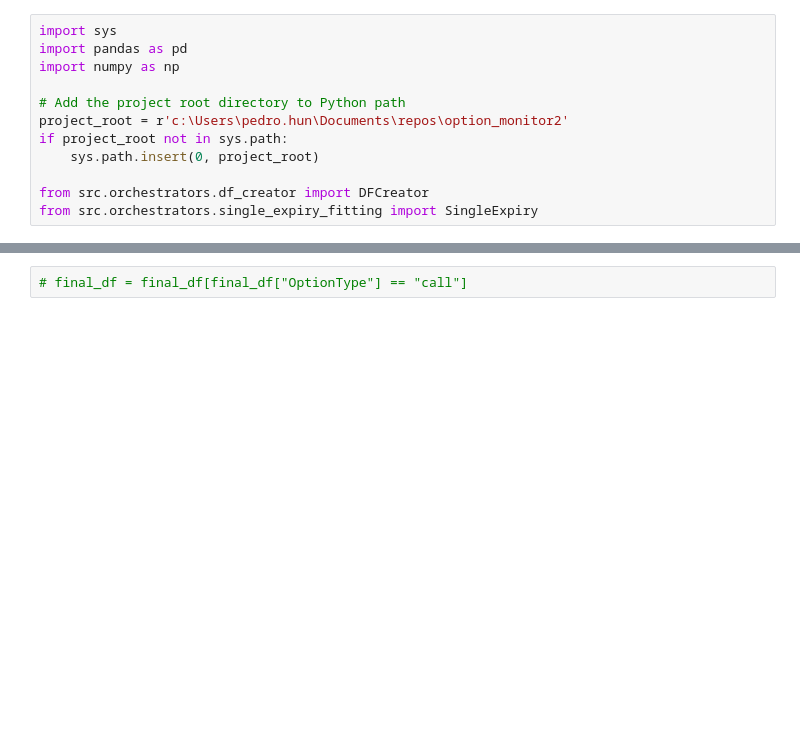
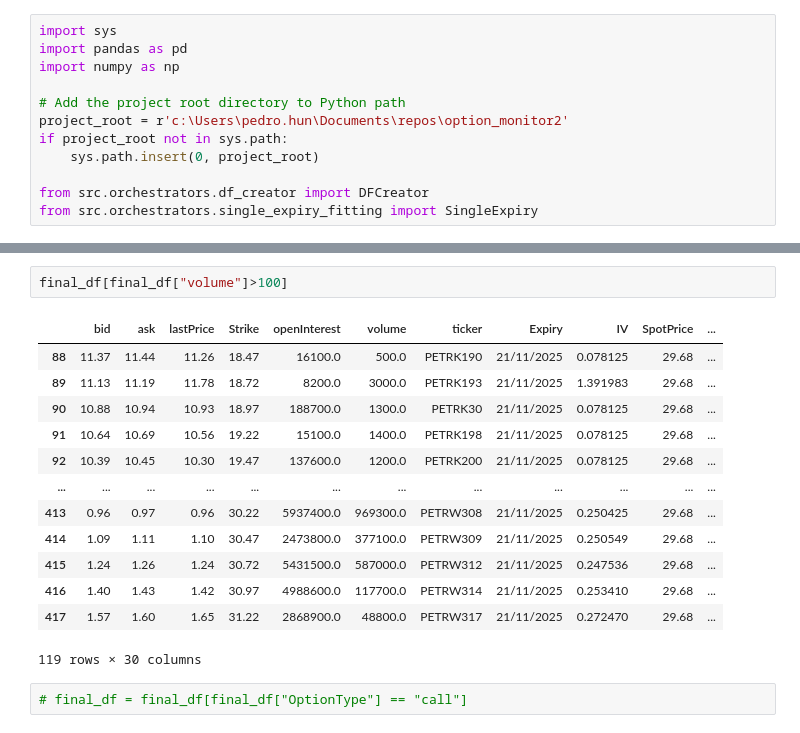
Before and after one commit to pedro-hun/option_monitor2, a Jupyter notebook: scratch/scratch.ipynb, the cells around one changed output, grey strips where cells are left out. Cells and saved outputs as stored; diff of their text form; blank space fills up the shorter version.

```diff
--- a/scratch/scratch.ipynb
+++ b/scratch/scratch.ipynb
@@ -34,3 +66,19 @@ final_df
+# %%
+final_df[final_df["volume"]>100]
+# %% [output]
+|  | bid | ask | lastPrice | Strike | openInterest | volume | ticker | Expiry | IV | SpotPrice | ... |
+| 88 | 11.37 | 11.44 | 11.26 | 18.47 | 16100.0 | 500.0 | PETRK190 | 21/11/2025 | 0.078125 | 29.68 | ... |
+| 89 | 11.13 | 11.19 | 11.78 | 18.72 | 8200.0 | 3000.0 | PETRK193 | 21/11/2025 | 1.391983 | 29.68 | ... |
+| 90 | 10.88 | 10.94 | 10.93 | 18.97 | 188700.0 | 1300.0 | PETRK30 | 21/11/2025 | 0.078125 | 29.68 | ... |
+| 91 | 10.64 | 10.69 | 10.56 | 19.22 | 15100.0 | 1400.0 | PETRK198 | 21/11/2025 | 0.078125 | 29.68 | ... |
+| 92 | 10.39 | 10.45 | 10.30 | 19.47 | 137600.0 | 1200.0 | PETRK200 | 21/11/2025 | 0.078125 | 29.68 | ... |
+| ... | ... | ... | ... | ... | ... | ... | ... | ... | ... | ... | ... |
+| 413 | 0.96 | 0.97 | 0.96 | 30.22 | 5937400.0 | 969300.0 | PETRW308 | 21/11/2025 | 0.250425 | 29.68 | ... |
+| 414 | 1.09 | 1.11 | 1.10 | 30.47 | 2473800.0 | 377100.0 | PETRW309 | 21/11/2025 | 0.250549 | 29.68 | ... |
+| 415 | 1.24 | 1.26 | 1.24 | 30.72 | 5431500.0 | 587000.0 | PETRW312 | 21/11/2025 | 0.247536 | 29.68 | ... |
+| 416 | 1.40 | 1.43 | 1.42 | 30.97 | 4988600.0 | 117700.0 | PETRW314 | 21/11/2025 | 0.253410 | 29.68 | ... |
+| 417 | 1.57 | 1.60 | 1.65 | 31.22 | 2868900.0 | 48800.0 | PETRW317 | 21/11/2025 | 0.272470 | 29.68 | ... |
+119 rows × 30 columns
 # %%
 # final_df = final_df[final_df["OptionType"] == "call"]
 # %%
```
Also changed, not shown: parts of 5 cells of this notebook.
